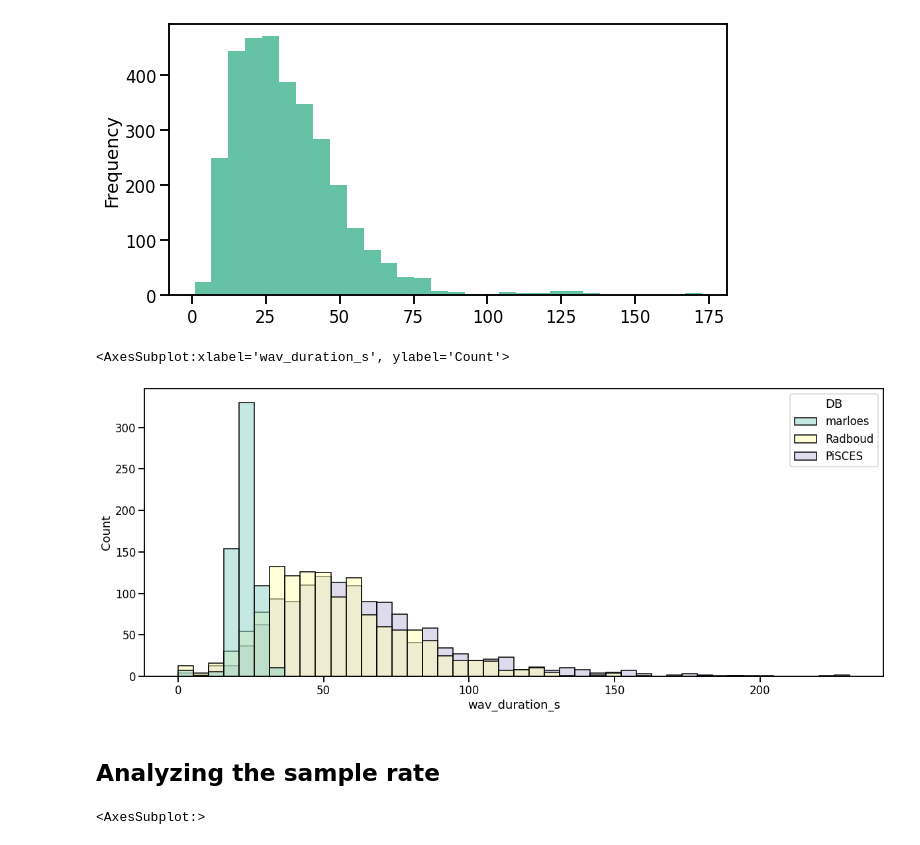
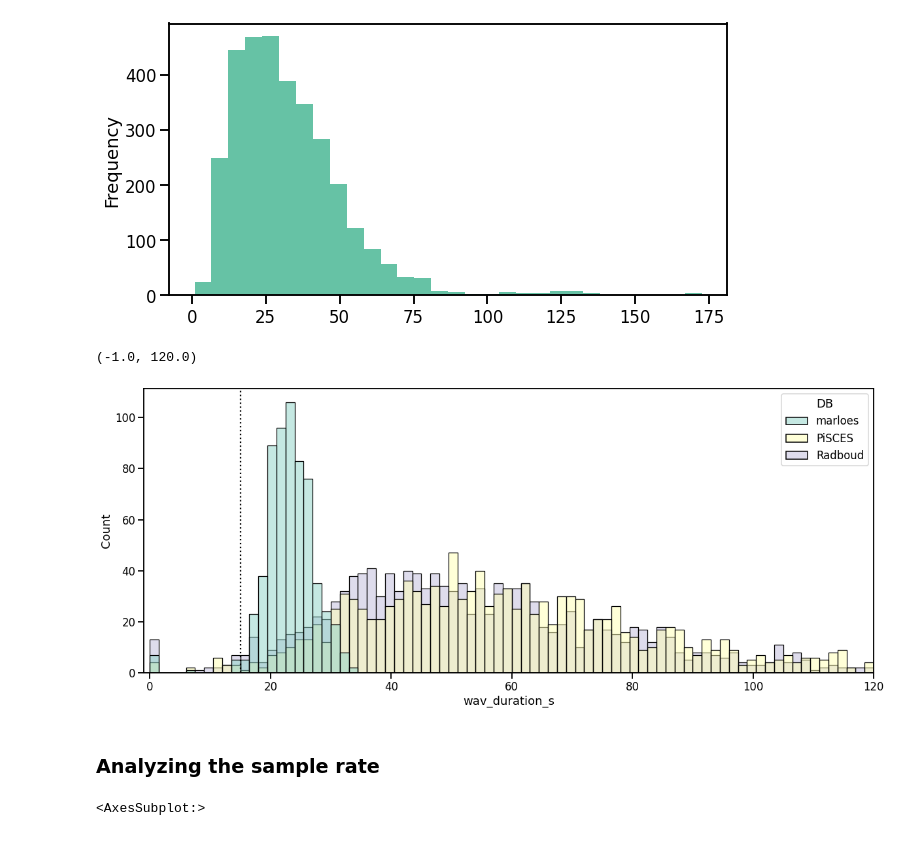
Before and after one commit to predict-idlab/gssp_analysis, a Jupyter notebook: notebooks/0.1_EDA.ipynb, the cells around one changed output. Drawn from its saved outputs; the diff is of its cells as text; code cells hidden in the pictures.

```diff
--- a/notebooks/0.1_EDA.ipynb
+++ b/notebooks/0.1_EDA.ipynb
@@ -257,11 +256,15 @@ for folder in speech_data_session_dir.iterdir():
         df_db_wav = pd.Series(
             seq(wav_list).map(lambda x: x.name), name="wav_files", dtype="str"
         ).to_frame()
-        df_db_wav["wav_timestamp"] = seq(wav_list).map(
-            lambda wav_file: pd.Timestamp(
-                wav_file.stat().st_mtime, unit="s", tz="Europe/Brussels"
+        df_db_wav["wav_timestamp"] = (
+            seq(wav_list)
+            .map(
+                lambda wav_file: pd.Timestamp(
+                    wav_file.stat().st_mtime, unit="s", tz="Europe/Brussels"
+                )
             )
-        ).to_list()
+            .to_list()
+        )
         df_db_wav = df_db_wav.sort_values(by="wav_timestamp")
 
         # parse the json files to construct a dataframe
@@ -269,11 +272,15 @@ for folder in speech_data_session_dir.iterdir():
         df_db_json = pd.Series(
             seq(json_list).map(lambda x: x.name), name="json_files", dtype="str"
         ).to_frame()
-        df_db_json["json_timestamp"] = seq(json_list).map(
-            lambda json_file: pd.Timestamp(
-                json_file.stat().st_mtime, unit="s", tz="Europe/Brussels"
+        df_db_json["json_timestamp"] = (
+            seq(json_list)
+            .map(
+                lambda json_file: pd.Timestamp(
+                    json_file.stat().st_mtime, unit="s", tz="Europe/Brussels"
+                )
             )
-        ).to_list()
+            .to_list()
+        )
         df_db_json = df_db_json.sort_values(by="json_timestamp")
 
         json_wav_mapping = pd.merge_asof(
@@ -413,3 +420,17 @@ df_session_tot.loc[pic_mask, "pic_no"] = (
     .groupby(["ID"])
     .wav_timestamp.apply(lambda s: 1 + s.argsort().argsort())
 )
+# %%
+# sort df session chronologically per user
+df_session_tot = df_session_tot.sort_values(
+    by=["ID", "wav_timestamp"], ignore_index=True
+)
+
+# In some rare cases, users got the same image twice; we remove the sessions where
+# they got that image for the second time
+duplicated_mask = df_session_tot.duplicated(subset=["ID", "pic_name"], keep="first") & (
+    df_session_tot.DB != "marloes"
+)
+display(duplicated_mask.value_counts())
+df_session_tot = df_session_tot[~duplicated_mask].copy().reset_index(drop=True)
+del duplicated_mask
@@ -424,19 +449,24 @@ df_session_tot.loc[pic_mask, "pic_no"] = (
 [figure]
 # %%
 fig, ax = plt.subplots(figsize=(20, 8))
-sns.set_context('talk')
+sns.set_context("talk")
 sns.histplot(
     data=df_session_tot,
     hue="DB",
     x="wav_duration_s",
     palette="Set3",
     ax=ax,
+    bins=80,
+    binrange=[0, 120],
 )
+
+ax.axvline(x=15, ls=":", c="black")
+ax.set_xlim(-1, 120)
 # %% [output]
-<AxesSubplot:xlabel='wav_duration_s', ylabel='Count'>
+(-1.0, 120.0)
-[figure, old version]
+[figure, new version]
 # %% [markdown]
-## Analyzing the sample rate
+### Analyzing the sample rate
 # %%
 df_session_tot.wav_sample_rate.value_counts().plot.bar()
 # %% [output]
```
Also changed, not shown: parts of 23 cells of this notebook.
